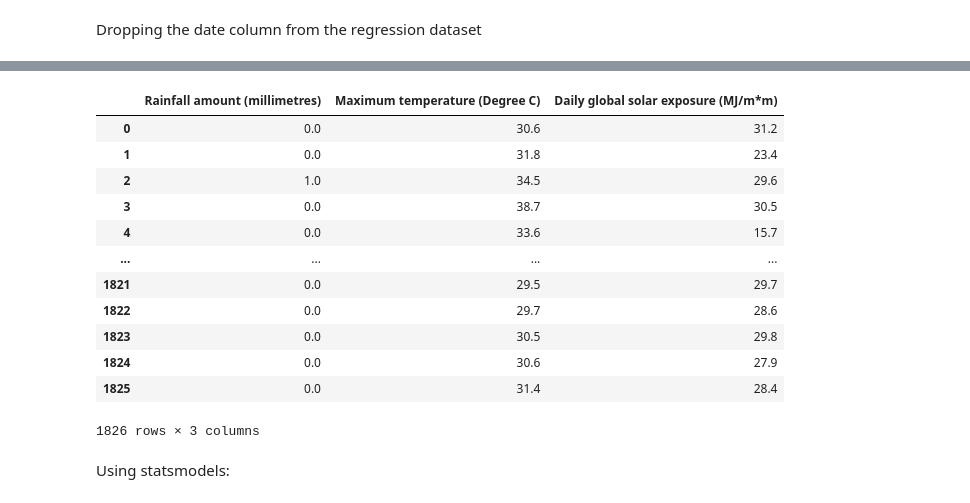
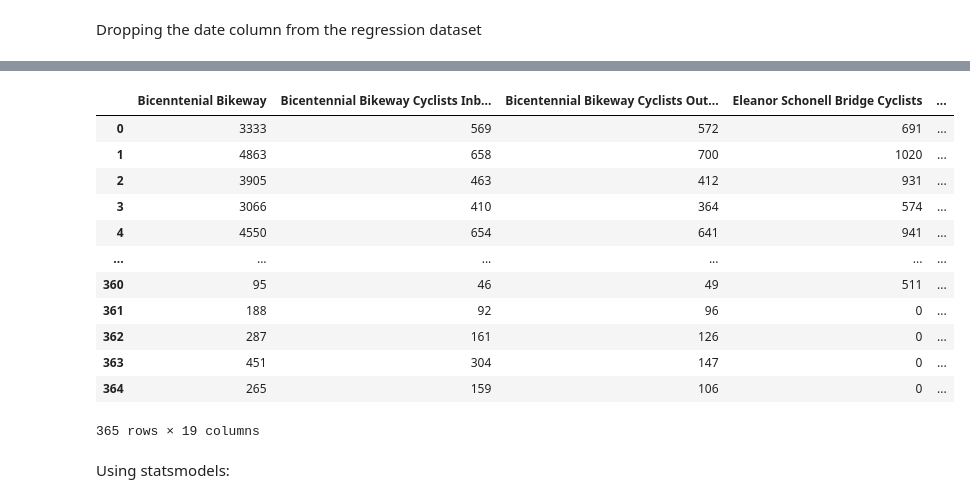
Before and after one commit to aidanlockwood20/CAB420-Codebase, a Jupyter notebook: week_1/week_1.ipynb, the cells around one changed output, grey strips where cells are left out. Saved outputs shown, nothing was run; the diff lists cells and outputs as text; code cells hidden in the pictures.

```diff
--- a/week_1/week_1.ipynb
+++ b/week_1/week_1.ipynb
@@ -58,12 +87,6 @@ combined_data
 # %% [markdown]
 Looks like there are a few columns with missing data. Time to check which ones they are and remove them accordingly
 # %%
-missing_data_count = 0
-
-for variable in combined_data.columns.to_list():
-    if combined_data[variable].isna().sum() > 0:
-        missing_data_count += 1
-    print(f'Number of missing values for {variable}: {combined_data[variable].isna().sum()}')
-
-    print(f'Number of missing values: {missing_data_count}')
+for variable in counts2014.columns.to_list():
+    print(f'Number of missing values for {variable}: {counts2014[variable].isna().sum()}')
 # %% [output]
@@ -88,7 +111,7 @@ Number of missing values: 54
 There are many counts that do not have a single record. Removing those from the dataset
 # %%
 for variable in counts2014.columns.to_list():
-    if counts2014[variable].isna().sum() > :
+    if counts2014[variable].isna().sum() > 5:
         counts2014.drop(variable, axis=1, inplace=True)
 
 for variable in counts2014.columns.to_list():
@@ -139,9 +162,3 @@ Number of missing values for Story Bridge West Cyclists Outbound: 0
 Now that the data has been cleaned of na values, time to build the initial Linear Regression model.
 # %% [markdown]
 Dropping the date column from the regression dataset
-# %%
-counts2014 = counts2014.drop('Date', axis=1)
-counts_2015 = counts2015.drop('Date', axis=1)
-counts_2016 = counts2016.drop('Date', axis=1)
-counts_2017 = counts2017.drop('Date', axis=1)
-counts_2018 = counts2018.drop('Date', axis=1)
@@ -228,19 +165,20 @@ x_train['Daily global solar exposure (MJ/m*m)'] = x_train['Daily global solar ex
-# %%
-x_train = x_train.reset_index(drop=True)
-x_train
-# %% [output]
-|  | Rainfall amount (millimetres) | Maximum temperature (Degree C) | Daily global solar exposure (MJ/m*m) |
-| 0 | 0.0 | 30.6 | 31.2 |
-| 1 | 0.0 | 31.8 | 23.4 |
-| 2 | 1.0 | 34.5 | 29.6 |
-| 3 | 0.0 | 38.7 | 30.5 |
-| 4 | 0.0 | 33.6 | 15.7 |
-| ... | ... | ... | ... |
-| 1821 | 0.0 | 29.5 | 29.7 |
-| 1822 | 0.0 | 29.7 | 28.6 |
-| 1823 | 0.0 | 30.5 | 29.8 |
-| 1824 | 0.0 | 30.6 | 27.9 |
-| 1825 | 0.0 | 31.4 | 28.4 |
-1826 rows × 3 columns
+# %%
+X_2014 = counts2014.drop('Date', axis=1)
+# %%
+X_2014
+# %% [output]
+|  | Bicenntenial Bikeway | Bicentennial Bikeway Cyclists Inb... | Bicentennial Bikeway Cyclists Out... | Eleanor Schonell Bridge Cyclists | ... |
+| 0 | 3333 | 569 | 572 | 691 | ... |
+| 1 | 4863 | 658 | 700 | 1020 | ... |
+| 2 | 3905 | 463 | 412 | 931 | ... |
+| 3 | 3066 | 410 | 364 | 574 | ... |
+| 4 | 4550 | 654 | 641 | 941 | ... |
+| ... | ... | ... | ... | ... | ... |
+| 360 | 95 | 46 | 49 | 511 | ... |
+| 361 | 188 | 92 | 96 | 0 | ... |
+| 362 | 287 | 161 | 126 | 0 | ... |
+| 363 | 451 | 304 | 147 | 0 | ... |
+| 364 | 265 | 159 | 106 | 0 | ... |
+365 rows × 19 columns
 # %% [markdown]
 Using statsmodels:
```
Also changed, not shown: parts of 24 cells of this notebook, 14 other files.
